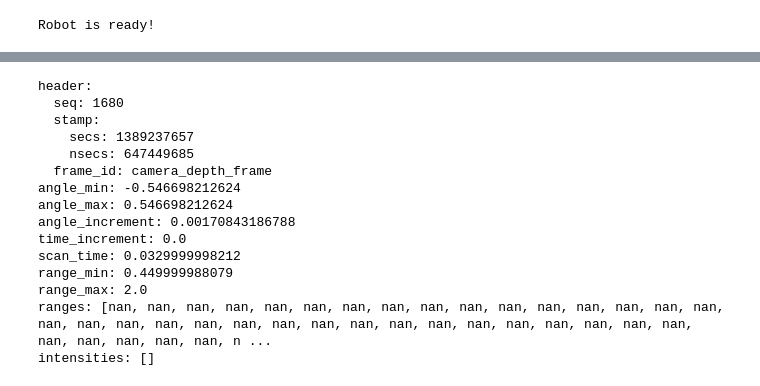
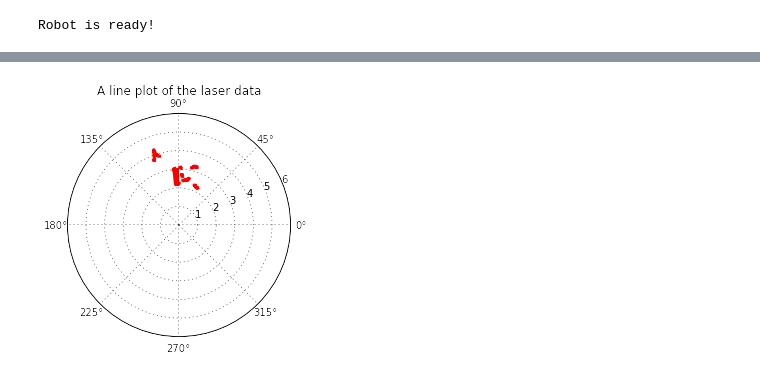
Before and after one commit to wjwwood/pyturtlebot, a Jupyter notebook: notebooks/Example.ipynb, the cells around one changed output, grey strips where cells are left out. Saved outputs shown, nothing was run; the diff lists cells and outputs as text; code cells hidden in the pictures.

Commit message:
added show_laser

```diff
--- a/notebooks/Example.ipynb
+++ b/notebooks/Example.ipynb
@@ -55,18 +72,4 @@ robot.set_led(2, 'black')
 # %%
-robot.current_laser_msg
+robot.show_laser()
 # %% [output]
-header:
-  seq: 1680
-  stamp:
-    secs: 1389237657
-    nsecs: 647449685
-  frame_id: camera_depth_frame
-angle_min: -0.546698212624
-angle_max: 0.546698212624
-angle_increment: 0.00170843186788
-time_increment: 0.0
-scan_time: 0.0329999998212
-range_min: 0.449999988079
-range_max: 2.0
-ranges: [nan, nan, nan, nan, nan, nan, nan, nan, nan, nan, nan, nan, nan, nan, nan, nan, nan, nan, nan, nan, nan, nan, nan, nan, nan, nan, nan, nan, nan, nan, nan, nan, nan, nan, nan, nan, nan, nan, n ...
-intensities: []
+[figure, added]
```
Also changed, not shown: parts of 4 cells of this notebook, 1 other file.
